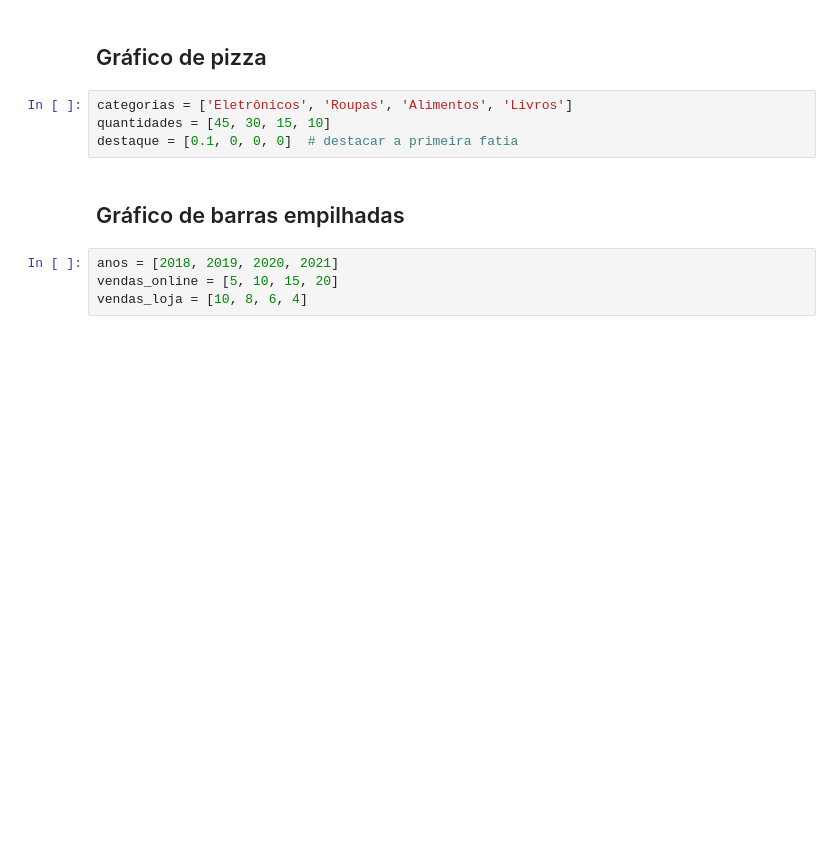
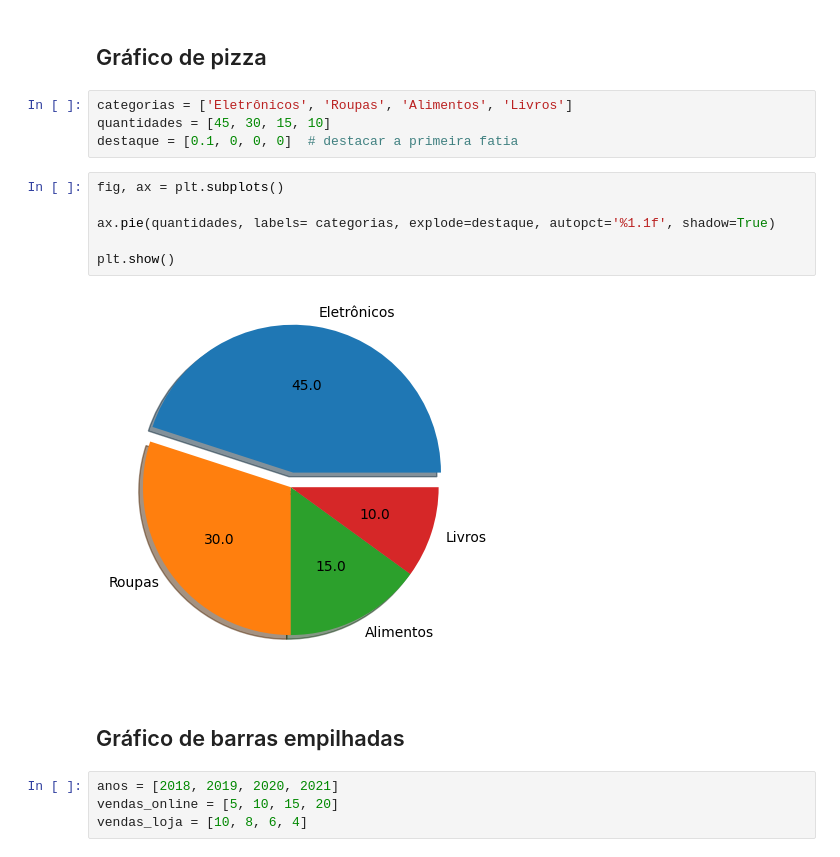
Before and after one commit to thiago207/python-for-data-analysis, a Jupyter notebook: matplotlib-seaborn/poo/api_poo_graficos_simples.ipynb, the cells around one changed output. Cells and saved outputs as stored; diff of their text form; blank space fills up the shorter version.

```diff
--- a/matplotlib-seaborn/poo/api_poo_graficos_simples.ipynb
+++ b/matplotlib-seaborn/poo/api_poo_graficos_simples.ipynb
@@ -36,6 +50,14 @@ quantidades = [23, 45, 17, 30, 37]
 categorias = ['Eletrônicos', 'Roupas', 'Alimentos', 'Livros']
 quantidades = [45, 30, 15, 10]
 destaque = [0.1, 0, 0, 0]  # destacar a primeira fatia
+# %%
+fig, ax = plt.subplots()
+
+ax.pie(quantidades, labels= categorias, explode=destaque, autopct='%1.1f', shadow=True)
+
+plt.show()
+# %% [output]
+[figure, added]
 # %% [markdown]
 ## Gráfico de barras empilhadas
 # %%
```
Also changed, not shown: parts of 2 cells of this notebook.
